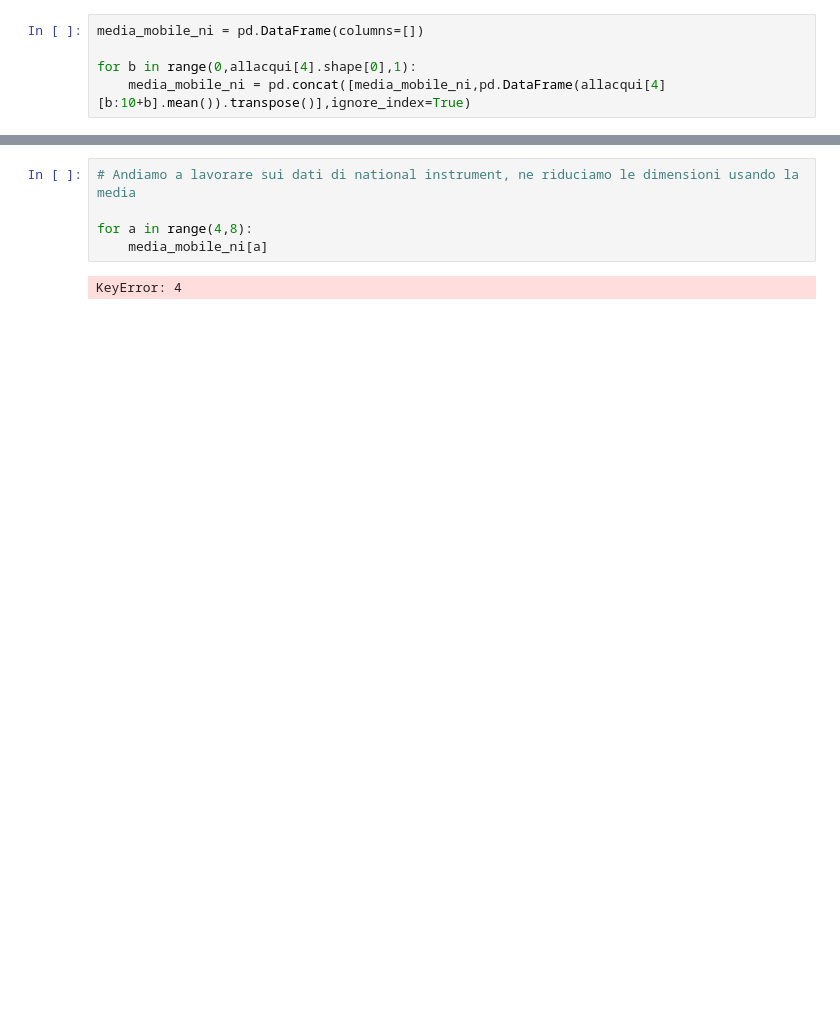
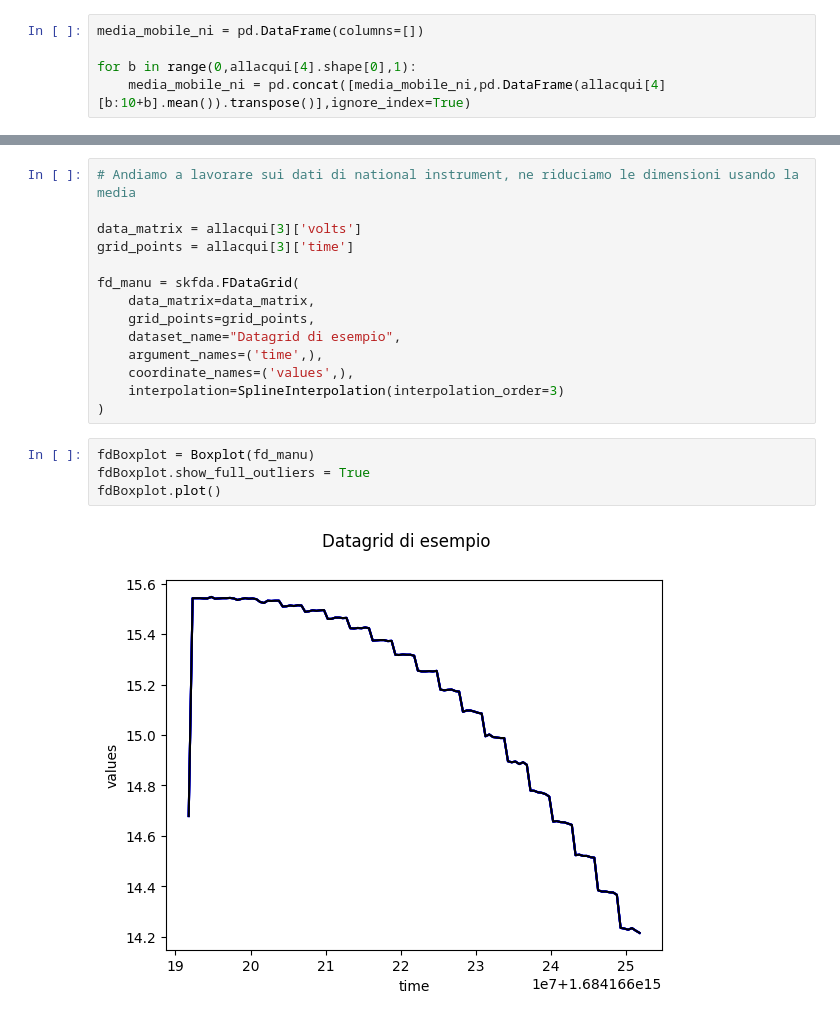
Before and after one commit to Simone-Scalella/Manutenzione_preventiva, a Jupyter notebook: analisi.ipynb, the cells around one changed output, grey strips where cells are left out. Cells and saved outputs as stored; diff of their text form; blank space fills up the shorter version.

```diff
--- a/analisi.ipynb
+++ b/analisi.ipynb
@@ -72,7 +86,20 @@ print(media_mobile_ni)
 # %%
 # Andiamo a lavorare sui dati di national instrument, ne riduciamo le dimensioni usando la media
 
-for a in range(4,8):
-    media_mobile_ni[a]
+data_matrix = allacqui[3]['volts']
+grid_points = allacqui[3]['time']
+
+fd_manu = skfda.FDataGrid(
+    data_matrix=data_matrix,
+    grid_points=grid_points,
+    dataset_name="Datagrid di esempio",
+    argument_names=('time',),
+    coordinate_names=('values',),
+    interpolation=SplineInterpolation(interpolation_order=3)
+)
-# %% [output]
-KeyError: 4
+# %%
+fdBoxplot = Boxplot(fd_manu)
+fdBoxplot.show_full_outliers = True
+fdBoxplot.plot()
+# %% [output]
+[figure, added]
```
Also changed, not shown: parts of 9 cells of this notebook, 4 other files.
